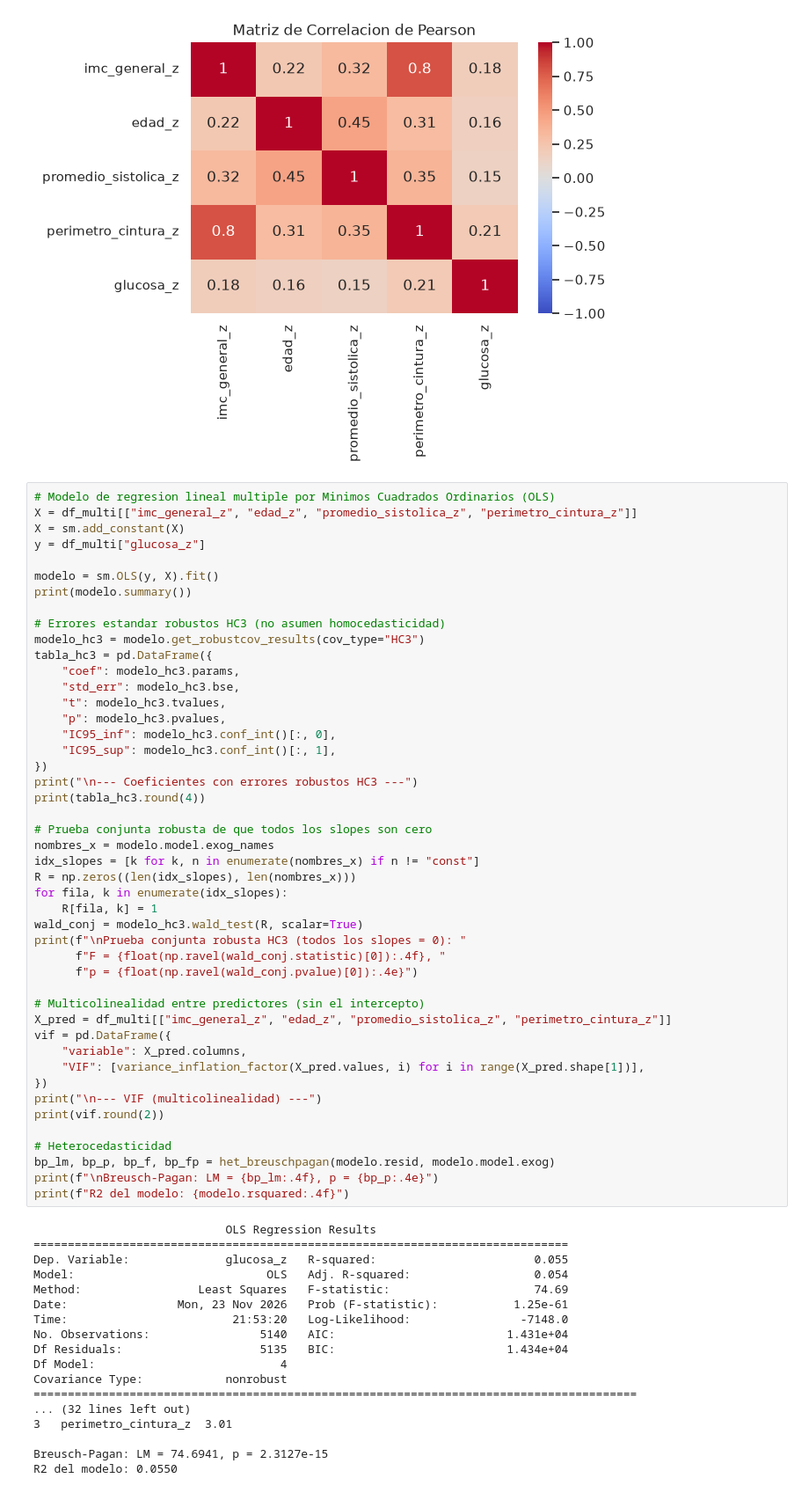
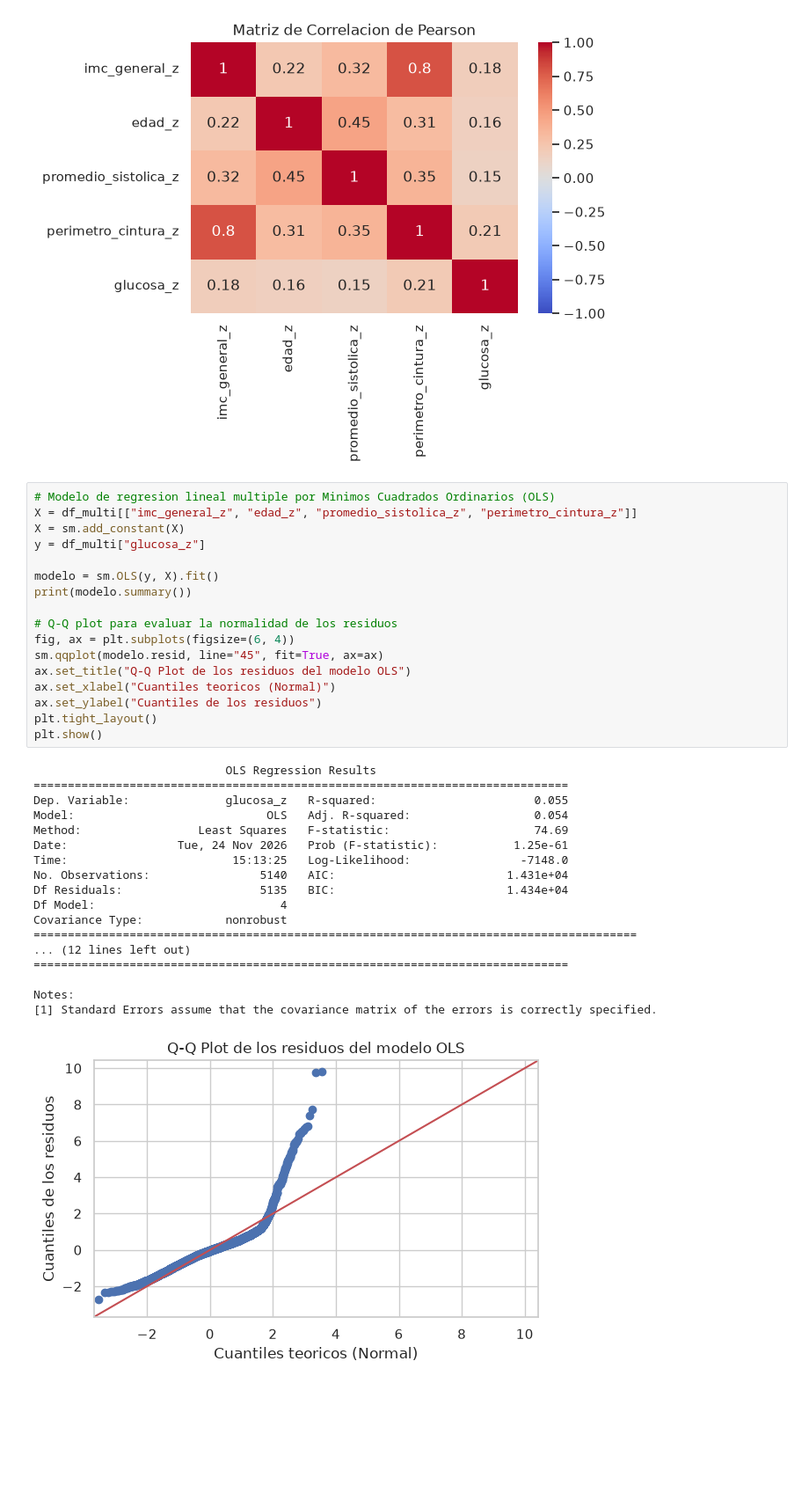
Before and after one commit to Franruaben11/fundamentos-enfr, a Jupyter notebook: analisis_enfr.ipynb, the cells around one changed output. Shown at 88% size. Cells and saved outputs as stored; diff of their text form; blank space fills up the shorter version.

```diff
--- a/analisis_enfr.ipynb
+++ b/analisis_enfr.ipynb
@@ -1054,65 +1052,37 @@ plt.show()
 # %%
 # Modelo de regresion lineal multiple por Minimos Cuadrados Ordinarios (OLS)
 X = df_multi[["imc_general_z", "edad_z", "promedio_sistolica_z", "perimetro_cintura_z"]]
 X = sm.add_constant(X)
 y = df_multi["glucosa_z"]
 
 modelo = sm.OLS(y, X).fit()
 print(modelo.summary())
 
-# Errores estandar robustos HC3 (no asumen homocedasticidad)
-modelo_hc3 = modelo.get_robustcov_results(cov_type="HC3")
-tabla_hc3 = pd.DataFrame({
-    "coef": modelo_hc3.params,
-    "std_err": modelo_hc3.bse,
-    "t": modelo_hc3.tvalues,
-    "p": modelo_hc3.pvalues,
-    "IC95_inf": modelo_hc3.conf_int()[:, 0],
-    "IC95_sup": modelo_hc3.conf_int()[:, 1],
-})
-print("\n--- Coeficientes con errores robustos HC3 ---")
-print(tabla_hc3.round(4))
-
-# Prueba conjunta robusta de que todos los slopes son cero
-nombres_x = modelo.model.exog_names
-idx_slopes = [k for k, n in enumerate(nombres_x) if n != "const"]
-R = np.zeros((len(idx_slopes), len(nombres_x)))
-for fila, k in enumerate(idx_slopes):
-    R[fila, k] = 1
-wald_conj = modelo_hc3.wald_test(R, scalar=True)
-print(f"\nPrueba conjunta robusta HC3 (todos los slopes = 0): "
-      f"F = {float(np.ravel(wald_conj.statistic)[0]):.4f}, "
-      f"p = {float(np.ravel(wald_conj.pvalue)[0]):.4e}")
-
-# Multicolinealidad entre predictores (sin el intercepto)
-X_pred = df_multi[["imc_general_z", "edad_z", "promedio_sistolica_z", "perimetro_cintura_z"]]
-vif = pd.DataFrame({
-    "variable": X_pred.columns,
-    "VIF": [variance_inflation_factor(X_pred.values, i) for i in range(X_pred.shape[1])],
-})
-print("\n--- VIF (multicolinealidad) ---")
-print(vif.round(2))
-
-# Heterocedasticidad
-bp_lm, bp_p, bp_f, bp_fp = het_breuschpagan(modelo.resid, modelo.model.exog)
-print(f"\nBreusch-Pagan: LM = {bp_lm:.4f}, p = {bp_p:.4e}")
-print(f"R2 del modelo: {modelo.rsquared:.4f}")
+# Q-Q plot para evaluar la normalidad de los residuos
+fig, ax = plt.subplots(figsize=(6, 4))
+sm.qqplot(modelo.resid, line="45", fit=True, ax=ax)
+ax.set_title("Q-Q Plot de los residuos del modelo OLS")
+ax.set_xlabel("Cuantiles teoricos (Normal)")
+ax.set_ylabel("Cuantiles de los residuos")
+plt.tight_layout()
+plt.show()
 # %% [output]
                             OLS Regression Results
 ==============================================================================
 Dep. Variable:              glucosa_z   R-squared:                       0.055
 Model:                            OLS   Adj. R-squared:                  0.054
 Method:                 Least Squares   F-statistic:                     74.69
-Date:                Mon, 23 Nov 2026   Prob (F-statistic):           1.25e-61
-Time:                        21:53:20   Log-Likelihood:                -7148.0
+Date:                Tue, 24 Nov 2026   Prob (F-statistic):           1.25e-61
+Time:                        15:13:25   Log-Likelihood:                -7148.0
 No. Observations:                5140   AIC:                         1.431e+04
 Df Residuals:                    5135   BIC:                         1.434e+04
 Df Model:                           4
 Covariance Type:            nonrobust
 ========================================================================================
-... (32 lines left out)
-3   perimetro_cintura_z  3.01
+... (12 lines left out)
+==============================================================================
 
-Breusch-Pagan: LM = 74.6941, p = 2.3127e-15
-R2 del modelo: 0.0550
+Notes:
+[1] Standard Errors assume that the covariance matrix of the errors is correctly specified.
+[figure, added]
 # %% [markdown]
```
Also changed, not shown: parts of 7 cells of this notebook.
